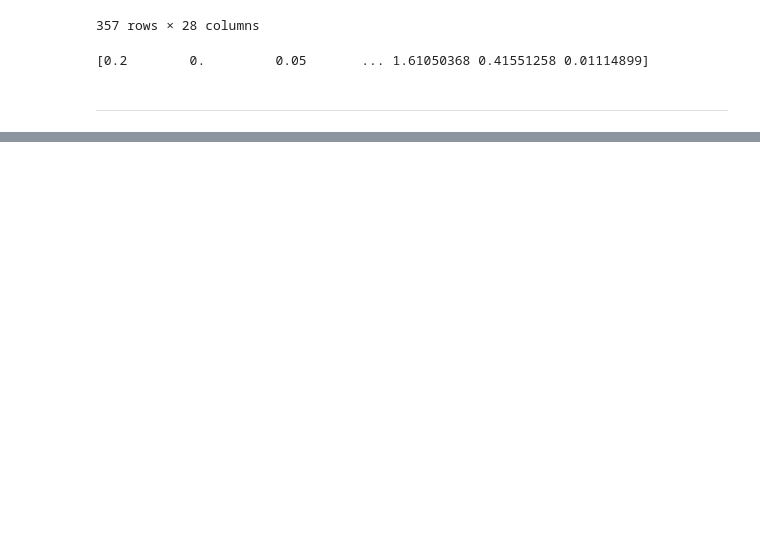
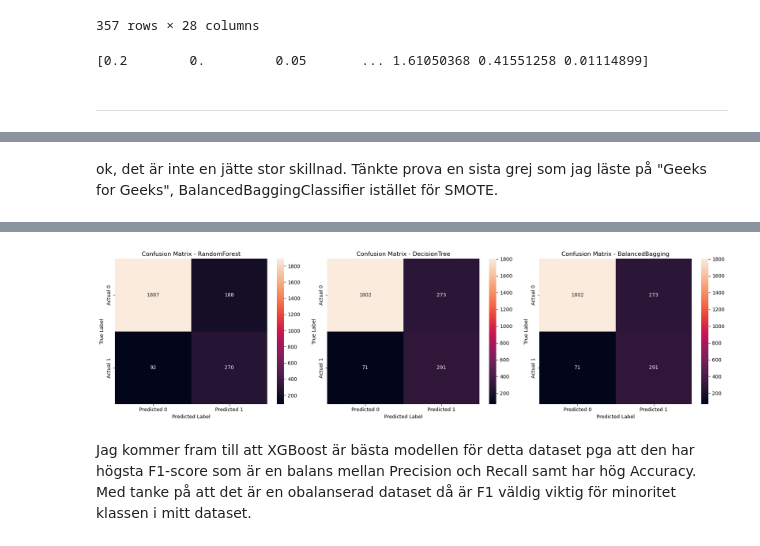
Before and after one commit to Cederlid/machinelearning_exercise, a Jupyter notebook: Laboration/wijdan_cederlid_ml_projekt.ipynb, the cells around one changed output, grey strips where cells are left out. Cells and saved outputs as stored; diff of their text form; code cells hidden in the pictures; blank space fills up the shorter version.

```diff
--- a/Laboration/wijdan_cederlid_ml_projekt.ipynb
+++ b/Laboration/wijdan_cederlid_ml_projekt.ipynb
@@ -346,0 +550,77 @@ X_train, X_val, y_train, y_val = train_test_split(X_train_val, y_train_val, test
+# %% [markdown]
+ok, det är inte en jätte stor skillnad. Tänkte prova en sista grej som jag läste på "Geeks for Geeks", BalancedBaggingClassifier istället för SMOTE.
+# %%
+models = {
+    "RandomForest": {
+        "pipeline": Pipeline([
+            ("imputer", KNNImputer(n_neighbors=5)),
+            ("scaler", RobustScaler()),
+            ("model", RandomForestClassifier(class_weight = {0: 1, 1: 3} , random_state=42))
+        ]),
+        "params": {
+            "model__n_estimators": [300, 500],
+            "model__max_depth": [5, 10, 20],
+            "model__min_samples_split": [2, 5]
+        }
+    },
+    "DecisionTree": {
+        "pipeline": Pipeline([
+            ("imputer", KNNImputer(n_neighbors=5)),
+            ("scaler", RobustScaler()),
+            ("model", DecisionTreeClassifier(class_weight = {0: 1, 1: 3} , random_state=42))
+        ]),
+        "params": {
+            "model__max_depth": [2, 5],
+            "model__min_samples_split": [2, 5]
+        }
+    },
+    "BalancedBagging": {
+        "pipeline": Pipeline([
+            ("imputer", KNNImputer(n_neighbors=5)),
+            ("scaler", RobustScaler()),
+            ("model", BalancedBaggingClassifier(
+                estimator=DecisionTreeClassifier(max_depth=2),
+                n_estimators=100,
+                sampling_strategy="auto",
+                replacement=False,
+                random_state=42,
+                n_jobs=-1
+            ))
+        ]),
+        "params": {
+            "model__n_estimators": [50, 100, 150]
+        }
+    }
+}
+for model_name, config in models.items():
+    print(f"\n=== Training {model_name} ===")
+
+    grid = GridSearchCV(
+        config["pipeline"],
+        config["params"],
+        cv=5,
+        scoring="f1",
+        n_jobs=-1,
+        verbose=1
+    )
+
+    grid.fit(X_train, y_train)
+
+    best_models[model_name] = grid.best_estimator_
+
+    print(f"\nBest parameters for {model_name}:")
+    print(grid.best_params_)
+    print("\nEvaluating based on validation data:")
+    evaluate_model(grid.best_estimator_, X_val, y_val)
+
+fig, axes = plt.subplots(1, 3, figsize=(18, 5))
+model_names = ["RandomForest", "DecisionTree", "BalancedBagging"]
+
+for ax, model_name in zip(axes, model_names):
+    if model_name in best_models:
+        y_pred = best_models[model_name].predict(X_val)
+        plot_confusion_matrix(y_val, y_pred, model_name, ax)
+
+plt.tight_layout()
+plt.show()
+# %% [output]
@@ -346,0 +644,3 @@ X_train, X_val, y_train, y_val = train_test_split(X_train_val, y_train_val, test
+[figure, added]
+# %% [markdown]
+Jag kommer fram till att XGBoost är bästa modellen för detta dataset pga att den har högsta F1-score som är en balans mellan Precision och Recall samt har hög Accuracy. Med tanke på att det är en obalanserad dataset då är F1 väldig viktig för minoritet klassen i mitt dataset.
```
Also changed, not shown: parts of 26 cells of this notebook.
